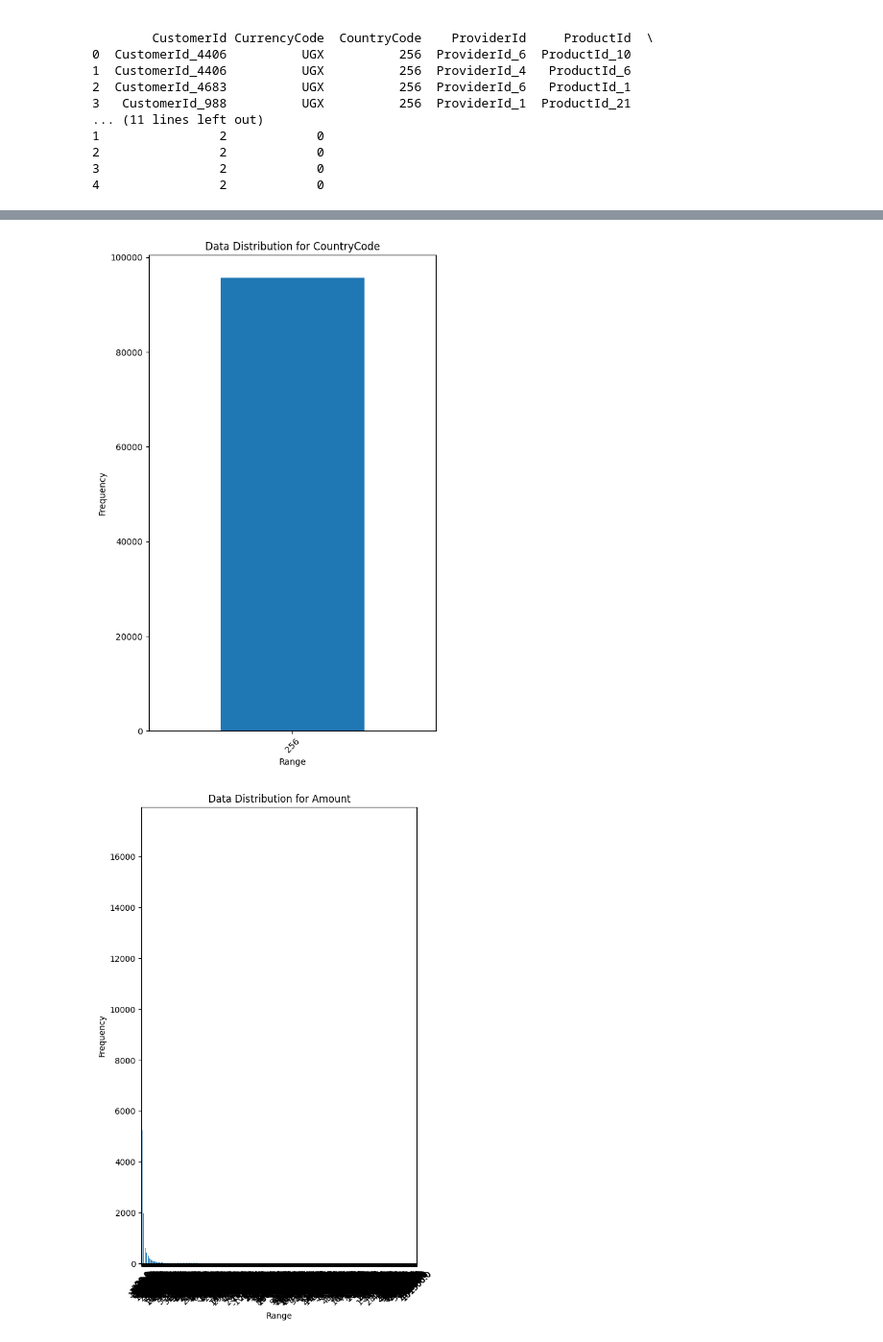
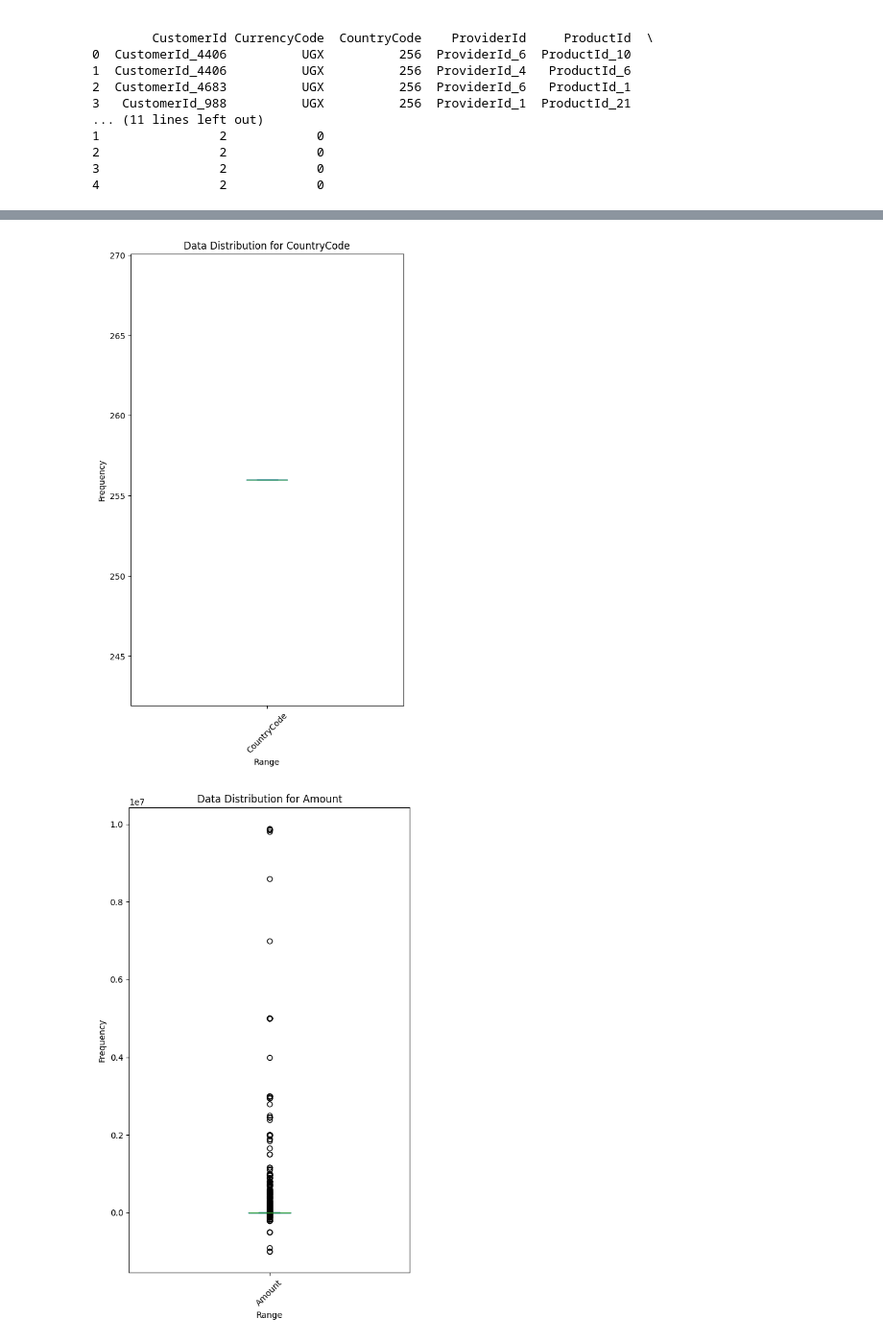
Before and after one commit to Gede-A/Credit-Scoring-Model, a Jupyter notebook: notebooks/EDA.ipynb, the cells around one changed output, grey strips where cells are left out. Shown at 96% size. Saved outputs shown, nothing was run; the diff lists cells and outputs as text; code cells hidden in the pictures.

Commit message:
EDA on the given data

```diff
--- a/notebooks/Untitled.ipynb
+++ b/notebooks/EDA.ipynb
@@ -53,20 +52,20 @@ for category in categorical_data:
 # %%
 import matplotlib.pyplot as plt  # Correct the import statement
 
 # Assuming framed_data is your dataframe
 categorical_data = framed_data.select_dtypes(include='object').columns
 numerical_data = framed_data.select_dtypes(include='number').columns
 
 
 # Loop through categorical columns and plot their distribution
 for numerics in numerical_data:
     plt.figure(figsize=(6, 10))
-    framed_data[numerics].value_counts().plot(kind='bar')  # Plot a bar chart for categorical data
+    framed_data[numerics].plot(kind='box', subplots=True, layout=(len(numerics)//2, 2), figsize=(10, 8), sharex=False, sharey=False)
     plt.title(f'Data Distribution for {numerics}')  # Add a title for each plot
     plt.xlabel('Range')  # Label x-axis
     plt.ylabel('Frequency')  # Label y-axis
     plt.xticks(rotation=45)  # Rotate x-ticks for better readability
     plt.show()  # Display the plot
 # %% [output]
-[figure, old version]
+[figure, new version]
-[figure, old version]
+[figure, new version]
```
Also changed, not shown: parts of 5 cells of this notebook.
